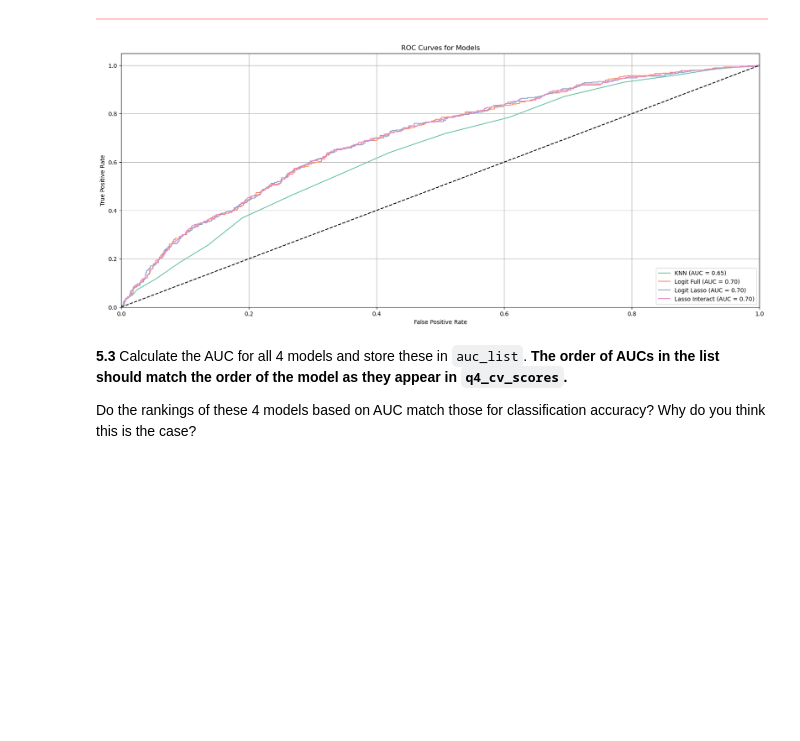
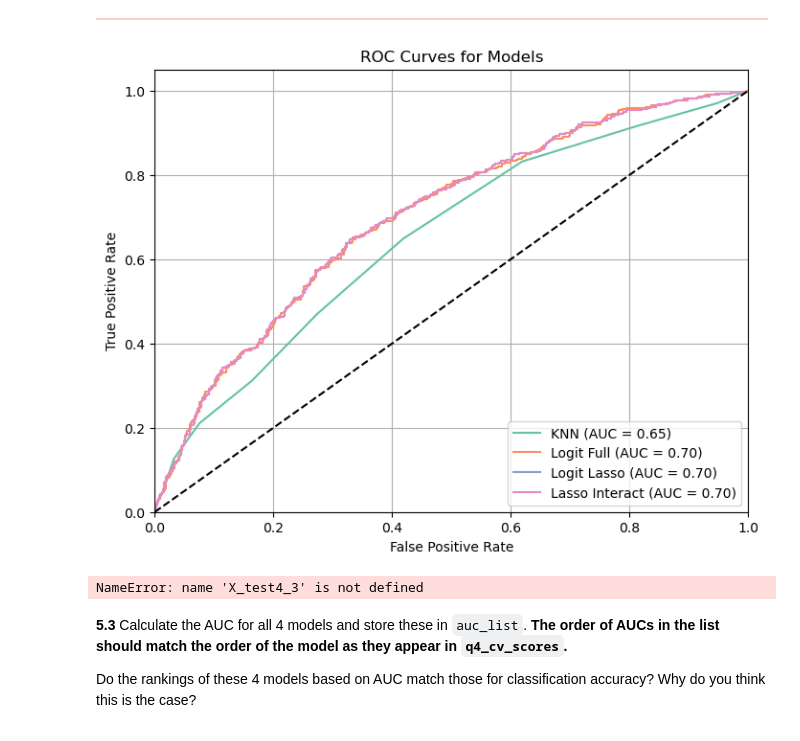
Before and after one commit to WayneKaiYeh/CSCI-E-109A-Intro-of-DS-HW, a Jupyter notebook: cs1090a_hw4 _final.ipynb, the cells around one changed output. Saved outputs shown, nothing was run; the diff lists cells and outputs as text; code cells hidden in the pictures; blank space fills up the shorter version.

```diff
--- a/cs1090a_hw4 _final.ipynb
+++ b/cs1090a_hw4 _final.ipynb
@@ -1289,3 +1269,11 @@ y_test = college_test["admitted"]
+# %%
+# Identify a nonbinary
+non_binary_predictors = ['test_score', 'ap', 'avg_ap', 'sat_subjects', 'gpa']
+
+# apply standard scaler to non-binary predictors
+scaler = StandardScaler()
+X_train[non_binary_predictors] = scaler.fit_transform(X_train[non_binary_predictors])
+X_test[non_binary_predictors] = scaler.transform(X_test[non_binary_predictors])
 # %%
 # preview summary stats after standardizing
 X_train.describe()
@@ -1642,0 +1593,32 @@ lasso_interact_cv_acc = lasso_interact.scores_[1].mean()
+# %%
+Cs = np.logspace(-2, 2, 50)
+kfold=10
+
+lasso_interact = LogisticRegressionCV(
+        Cs=Cs,
+        penalty = 'l1',
+        cv=kfold,
+        scoring = 'accuracy',
+        random_state = 109,
+        solver = 'liblinear',
+        n_jobs = -1)
+
+#fit model
+lasso_interact.fit(x_lasso_interact, y_train)
+
+# Get the best C value and CV accuracy
+best_C = lasso_interact.C_[0]  # [0] for binary classification
+lasso_interact_cv_acc = lasso_interact.scores_[1].mean(axis=0).max()
+lasso_interact_train_acc = lasso_interact.score(x_lasso_interact, y_train)
+
+#Intercept and coef output
+print(
+    "Intercept and coefficients for 'logit_lasso_interact' are:"
+    "\n\n\t{:<20}{:.4f}".format(
+        "intercept", np.array(lasso_interact.intercept_).flatten()[0]
+    )
+)
+
+for predictor, coef in zip(x_lasso_interact.columns,
+                           lasso_interact.coef_[0]):
+    print("\t{:<20}{:.4f}".format(predictor, coef))
@@ -1786,7 +1761,7 @@ from sklearn.model_selection import cross_val_predict
 
 # Our 4 models
 models = {
-    'KNN': knn_model,
+    'KNN': best_knn,
     'Logit Full': logit_full,
     'Logit Lasso': logit_lasso,
     'Lasso Interact': lasso_interact
@@ -1795,40 +1770,61 @@ models = {
 
 # the function
 def plot_roc_curves(models, X, y, cv=10):
-    plt.figure(figsize=(20, 8))
+    plt.figure(figsize=(8, 6))
     aucs = {}
 
     for name, model in models.items():
         # Cross-validated probabilities
         y_proba = cross_val_predict(model, X, y, cv=cv, method='predict_proba')
 
         # Calculate ROC curve and AUC
         fpr, tpr, _ = roc_curve(y, y_proba[:, 1])
         roc_auc = auc(fpr, tpr)
         aucs[name] = roc_auc
 
 
         plt.plot(fpr, tpr, label=f'{name} (AUC = {roc_auc:.2f})')
 
 
     plt.plot([0, 1], [0, 1], 'k--')
     plt.xlim([0.0, 1.0])
     plt.ylim([0.0, 1.05])
     plt.xlabel('False Positive Rate')
     plt.ylabel('True Positive Rate')
     plt.title('ROC Curves for Models')
     plt.legend(loc="lower right")
     plt.grid(True)
     plt.show()
 
     return aucs
 
 
 
 # we plot ROC curves
 aucs = plot_roc_curves(models, X_train, y_train, cv=10)
 # %% [output]
-[figure, old version]
+[figure, new version]
+# %%
+# Plot ROC Curves on four models
+best_knn_prob = best_knn.predict_proba(X_test[x_predictors])[:,1]
+fpr_knn, tpr_knn, threshholds_knn = roc_curve(y_test, best_knn_prob)
+auc_knn = np.round(roc_auc_score(y_test, best_knn_prob),3)
+
+logit_full_prob = logit_full.predict_proba(X_test4_3)[:,1]
+fpr_logit_full, tpr_logit_full, threshholds_logit_full = roc_curve(y_test, logit_full_prob)
+auc_logit_full = np.round(roc_auc_score(y_test, logit_full_prob),3)
+
+
+logit_lasso_prob = logit_lasso.predict_proba(X_test[predictor_list])[:,1]
+fpr_logit_lasso, tpr_logit_lasso, threshholds_logit_lasso = roc_curve(y_test, logit_lasso_prob)
+auc_logit_lasso = np.round(roc_auc_score(y_test, logit_lasso_prob),3)
+
+
+lasso_interact_prob = lasso_interact.predict_proba(X_test_lasso_interact_df)[:,1]
+fpr_lasso_interact, tpr_lasso_interact, threshholds_lasso_interact = roc_curve(y_test, lasso_interact_prob)
+auc_lasso_interact = np.round(roc_auc_score(y_test, lasso_interact_prob),3)
+# %% [output]
+NameError: name 'X_test4_3' is not defined
 # %% [markdown]
 <!-- END QUESTION -->
 
```
Also changed, not shown: parts of 31 cells of this notebook.
